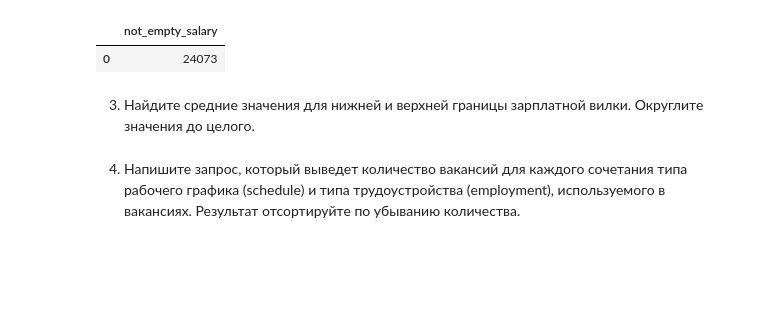
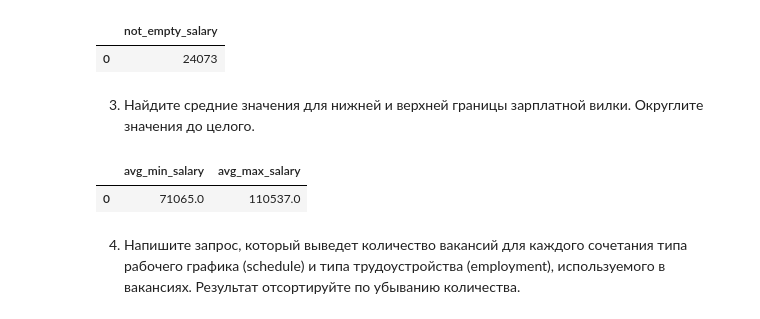
Before and after one commit to AlexeyLukovnikov/sf_data_science, a Jupyter notebook: BLOCK2_PROJECT-2/Project_2.ipynb, the cells around one changed output. Cells and saved outputs as stored; diff of their text form; code cells hidden in the pictures; blank space fills up the shorter version.

```diff
--- a/BLOCK2_PROJECT-2/Project_2.ipynb
+++ b/BLOCK2_PROJECT-2/Project_2.ipynb
@@ -127,6 +127,13 @@ display(
 # %% [markdown]
 3. Найдите средние значения для нижней и верхней границы зарплатной вилки. Округлите значения до целого.
 # %%
-# текст запроса
+display(
+    pd.read_sql_query('''
+        select round(avg(salary_from)) avg_min_salary, round(avg(salary_to)) avg_max_salary from vacancies
+    ''', connection)
+)
+# %% [output]
+|  | avg_min_salary | avg_max_salary |
+| 0 | 71065.0 | 110537.0 |
 # %%
 # результат запроса
```
Also changed, not shown: parts of 1 cell of this notebook.
